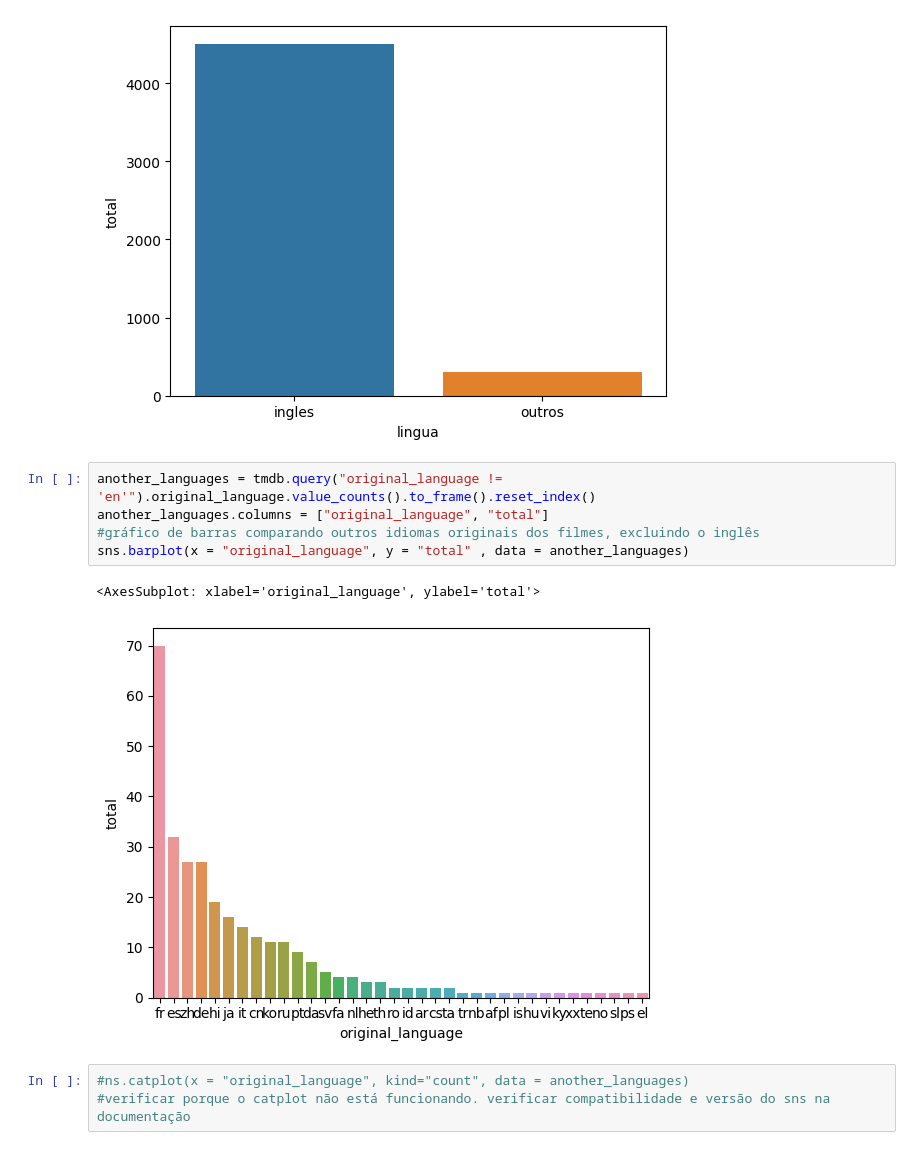
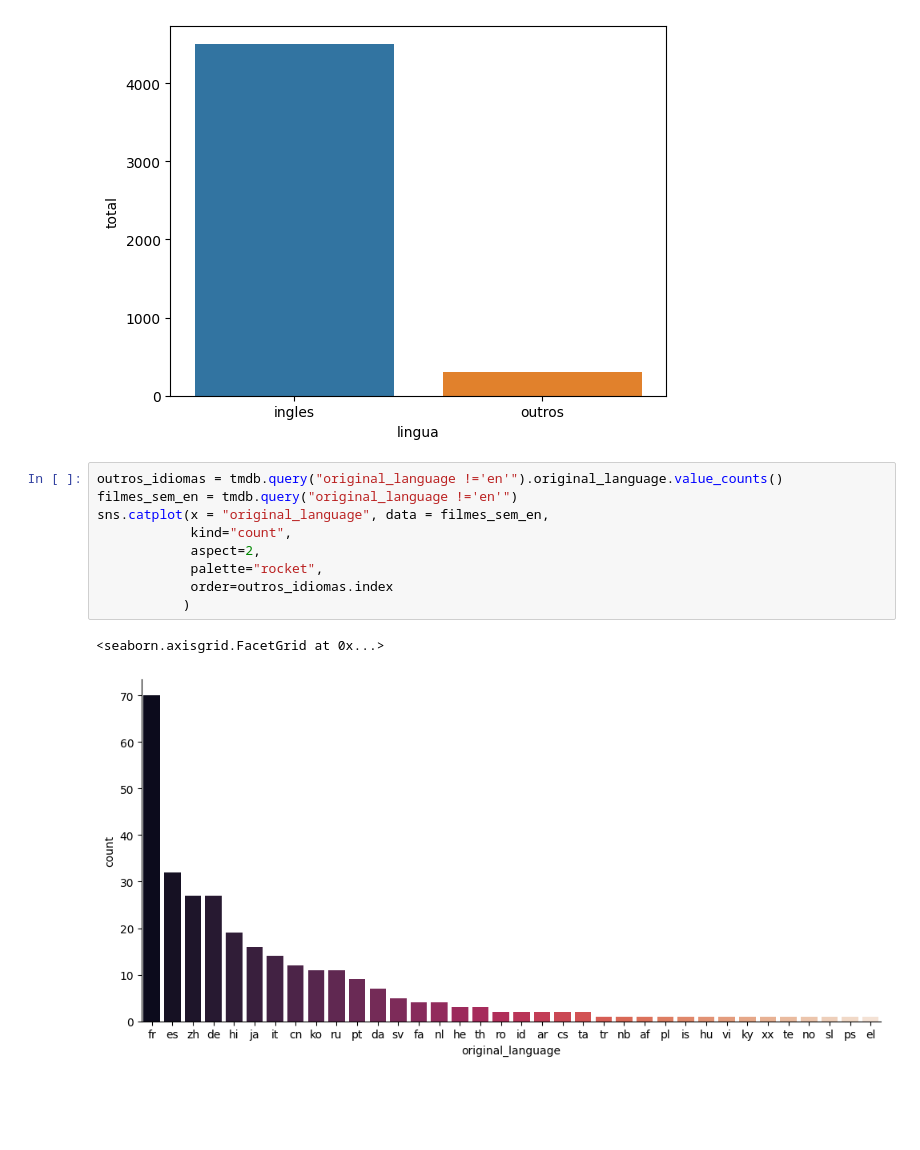
Before and after one commit to DevLuizP/Introducao_DataScience, a Jupyter notebook: Introducao.ipynb, the cells around one changed output. Saved outputs shown, nothing was run; the diff lists cells and outputs as text; blank space fills up the shorter version.

```diff
--- a/Introducao.ipynb
+++ b/Introducao.ipynb
@@ -277,14 +277,15 @@ sns.barplot(x = "lingua", y = "total", data = dados_df)
 # %% [output]
 <AxesSubplot: xlabel='lingua', ylabel='total'>
 [figure]
-# %%
-another_languages = tmdb.query("original_language != 'en'").original_language.value_counts().to_frame().reset_index()
-another_languages.columns = ["original_language", "total"]
-#gráfico de barras comparando outros idiomas originais dos filmes, excluindo o inglês
-sns.barplot(x = "original_language", y = "total" , data = another_languages)
-# %% [output]
-<AxesSubplot: xlabel='original_language', ylabel='total'>
-[figure, removed]
-# %%
-#ns.catplot(x = "original_language", kind="count", data = another_languages)
-#verificar porque o catplot não está funcionando. verificar compatibilidade e versão do sns na documentação
+# %%
+outros_idiomas = tmdb.query("original_language !='en'").original_language.value_counts()
+filmes_sem_en = tmdb.query("original_language !='en'")
+sns.catplot(x = "original_language", data = filmes_sem_en,
+            kind="count",
+            aspect=2,
+            palette="rocket",
+            order=outros_idiomas.index
+           )
+# %% [output]
+<seaborn.axisgrid.FacetGrid at 0x...>
+[figure, added]
```
Also changed, not shown: parts of 1 cell of this notebook.
